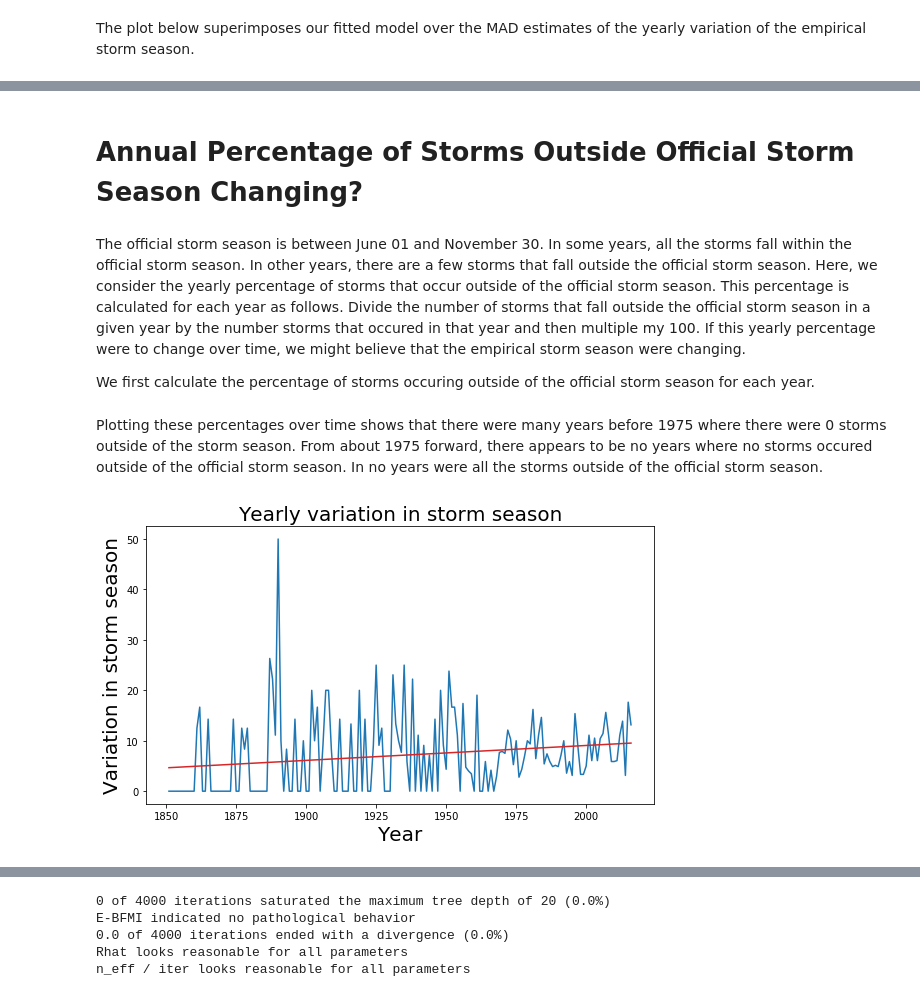
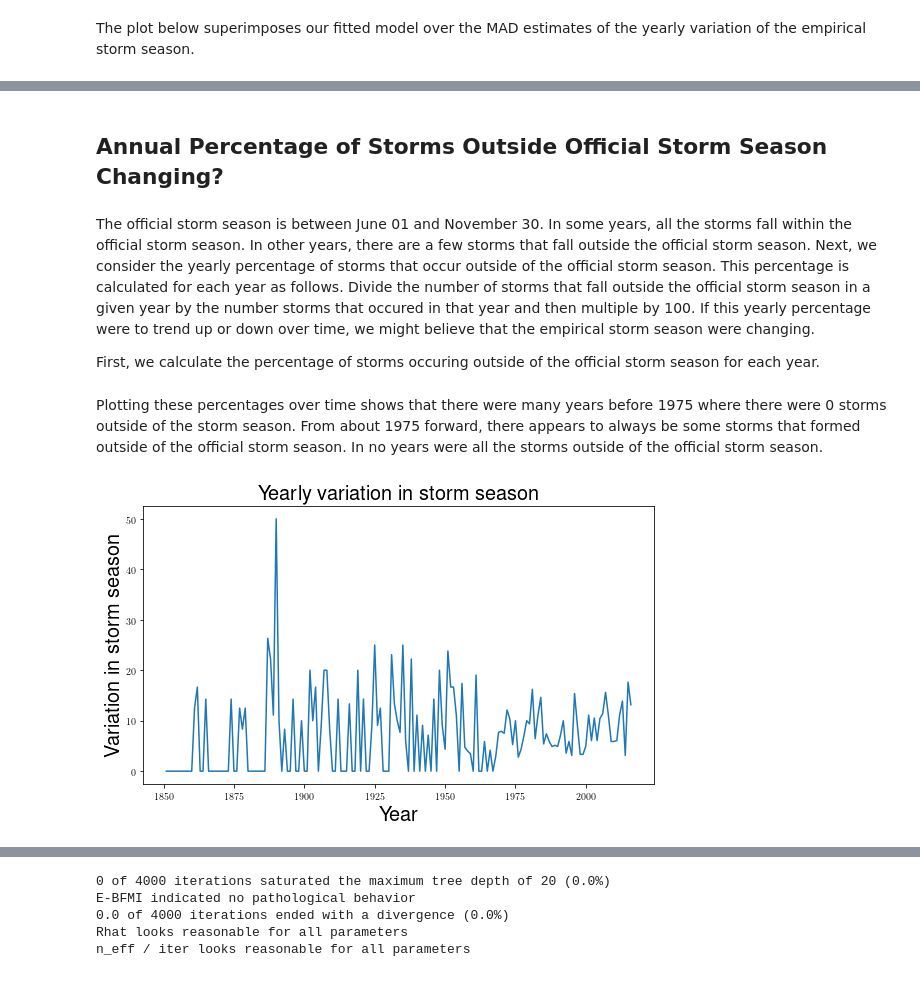
Before and after one commit to roualdes/stormevents, a Jupyter notebook: stormevents.ipynb, the cells around one changed output, grey strips where cells are left out. Drawn from its saved outputs; the diff is of its cells as text; code cells hidden in the pictures.

```diff
--- a/stormevents.ipynb
+++ b/stormevents.ipynb
@@ -310,9 +335,9 @@ print(np.percentile(posterior['eta'], [2.5, 10, 50, 90, 97.5]))
 # %% [markdown]
-# Annual Percentage of Storms Outside Official Storm Season Changing?
+## Annual Percentage of Storms Outside Official Storm Season Changing?
 # %% [markdown]
-The official storm season is between June 01 and November 30.  In some years, all the storms fall within the official storm season.  In other years, there are a few storms that fall outside the official storm season.  Here, we consider the yearly percentage of storms that occur outside of the official storm season.  This percentage is calculated for each year as follows.  Divide the number of storms that fall outside the official storm season in a given year by the number storms that occured in that year and then multiple my 100.  If this yearly percentage were to change over time, we might believe that the empirical storm season were changing.
+The official storm season is between June 01 and November 30.  In some years, all the storms fall within the official storm season.  In other years, there are a few storms that fall outside the official storm season.  Next, we consider the yearly percentage of storms that occur outside of the official storm season.  This percentage is calculated for each year as follows.  Divide the number of storms that fall outside the official storm season in a given year by the number storms that occured in that year and then multiple by 100.  If this yearly percentage were to trend up or down over time, we might believe that the empirical storm season were changing.
 
-We first calculate the percentage of storms occuring outside of the official storm season for each year.
+First, we calculate the percentage of storms occuring outside of the official storm season for each year.
 # %%
 def outside_SS(df):
     y = df['year'].values[0]
@@ -322,17 +347,16 @@ def outside_SS(df):
 
 sdf['prop'] = df.groupby('year', as_index=False).apply(outside_SS)
 # %% [markdown]
-Plotting these percentages over time shows that there were many years before 1975 where there were 0 storms outside of the storm season.  From about 1975 forward, there appears to be no years where no storms occured outside of the official storm season.  In no years were all the storms outside of the official storm season.
+Plotting these percentages over time shows that there were many years before 1975 where there were 0 storms outside of the storm season.  From about 1975 forward, there appears to always be some storms that formed outside of the official storm season.  In no years were all the storms outside of the official storm season.
 # %%
-reg = sm.OLS(sdf['prop'], sm.tools.add_constant(sdf['year'])).fit()
+reg = sm.OLS(sdf['mad'], sm.tools.add_constant(sdf['year'])).fit()
 
 fig, ax = plt.subplots(1, 1, figsize=(8, 5))
 ax.cla()
 bp.curve(sdf['year'], sdf['prop'])
-bp.line(sdf['year'], reg.fittedvalues, color='tab:red')
 plt.xlabel('Year', fontsize=20)
 plt.ylabel('Variation in storm season', fontsize=20)
 plt.title('Yearly variation in storm season', fontsize=20)
 plt.tight_layout()
 # %% [output]
-[figure, old version]
+[figure, new version]
```
Also changed, not shown: parts of 97 cells of this notebook, 2 other files.
